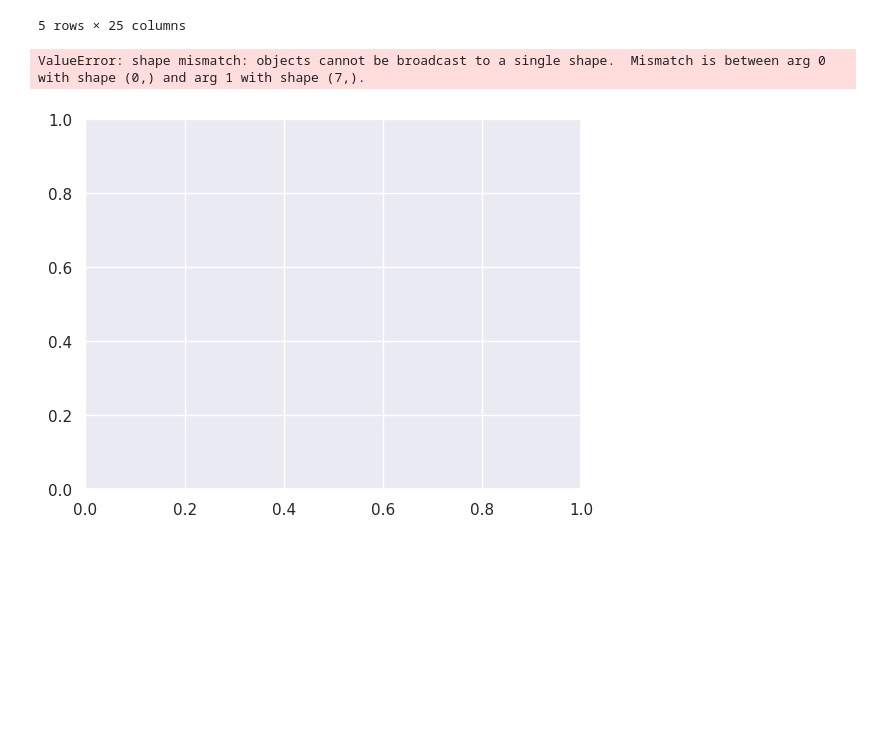
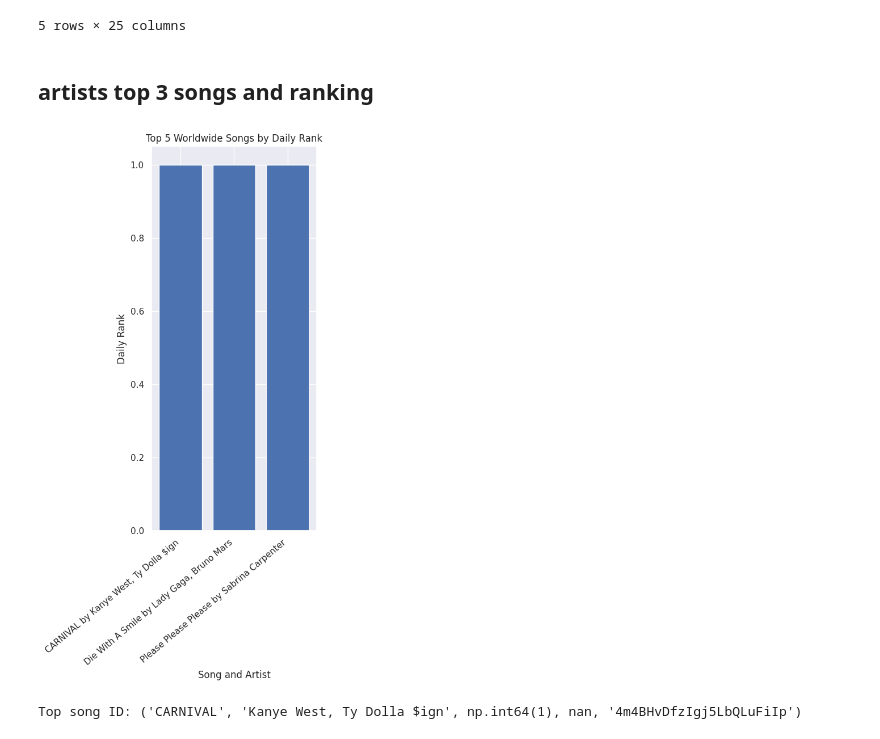
Before and after one commit to naica922/uek_259_MachieneLearning, a Jupyter notebook: demos/Data_Visualization_Demo_With_Seaborn.ipynb, the cells around one changed output. Saved outputs shown, nothing was run; the diff lists cells and outputs as text; code cells hidden in the pictures; blank space fills up the shorter version.

```diff
--- a/demos/Data_Visualization_Demo_With_Seaborn.ipynb
+++ b/demos/Data_Visualization_Demo_With_Seaborn.ipynb
@@ -419,16 +421,31 @@ Top 5 Songs Worldwide:
 | 1222813 | 5N3hjp1WNayUPZrA8kJmJP | Please Please Please | Sabrina Carpenter | 1 | 0 | 0 | NaN | 2024-06-20 | ... |
 | 443222 | 2plbrEY59IikOBgBGLjaoe | Die With A Smile | Lady Gaga, Bruno Mars | 1 | 0 | 1 | NaN | 2025-01-31 | ... |
 5 rows × 25 columns
-# %%
-# artists top 5 songs
-topSongs = worldwide_songs.sort_values(by='daily_rank').head(5)
-
-ywerte = [4, 7, 1, 9, 5, 2, 8]
-xwerte = []
-plt.bar(xwerte, ywerte)
-plt.xlabel("X-Werte")
-plt.ylabel("Y-Werte")
-plt.show()
-# %% [output]
-ValueError: shape mismatch: objects cannot be broadcast to a single shape.  Mismatch is between arg 0 with shape (0,) and arg 1 with shape (7,).
-[figure, removed]
+# %% [markdown]
+## artists top 3 songs and ranking
+# %%
+# artists top 3 songs and ranking
+top_5_worldwide = worldwide_songs.sort_values(by='daily_rank').head(5)
+
+x_labels = top_5_worldwide.apply(lambda row: f"{row['name']} by {row['artists']}", axis=1)
+y_values = top_5_worldwide['daily_rank'].head(5)
+
+plt.figure(figsize=(5, 10))
+plt.bar(x_labels, y_values)
+plt.xlabel("Song and Artist")
+plt.ylabel("Daily Rank")
+plt.title("Top 5 Worldwide Songs by Daily Rank")
+plt.xticks(rotation=40, ha='right')
+plt.tight_layout()
+plt.show()
+# %% [output]
+[figure, added]
+# %%
+# Top 1 song data
+
+worldwide_songs = df[df['country'].isnull()]
+top_song = worldwide_songs.sort_values(by='daily_rank').iloc[0]
+top_song_id = top_song['name'], top_song['artists'], top_song['daily_rank'], top_song['country'], top_song['spotify_id']
+print(f"Top song ID: {top_song_id}")
+# %% [output]
+Top song ID: ('CARNIVAL', 'Kanye West, Ty Dolla $ign', np.int64(1), nan, '4m4BHvDfzIgj5LbQLuFiIp')
```
Also changed, not shown: parts of 27 cells of this notebook.
